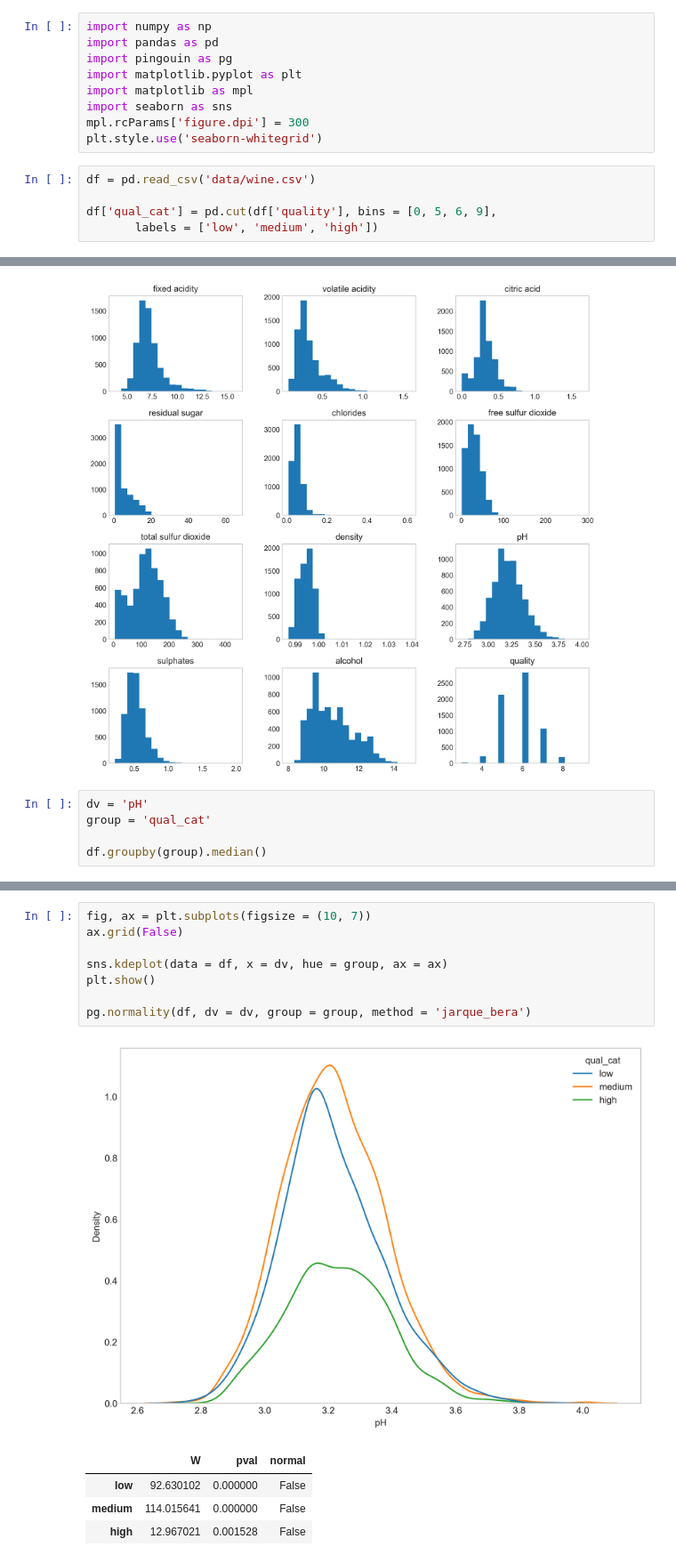
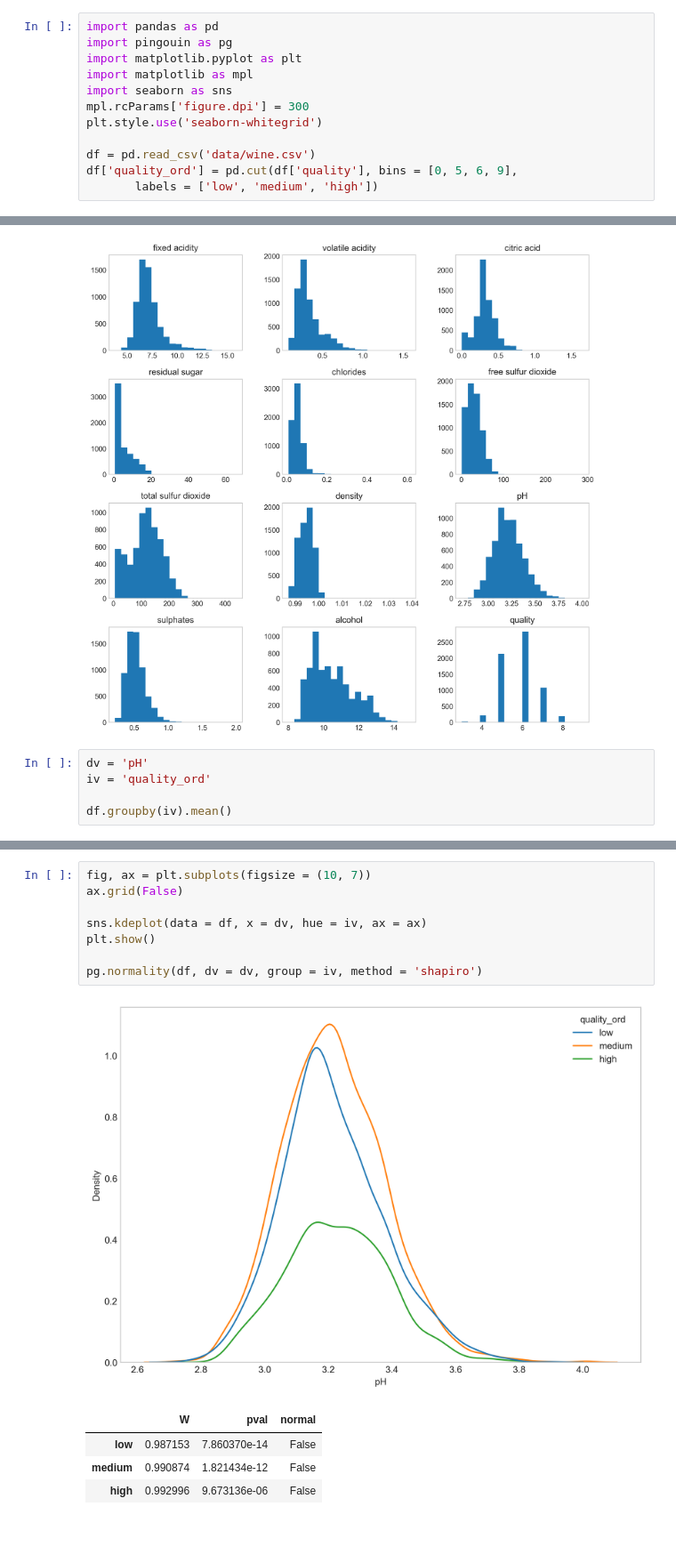
Before and after one commit to derevirn/hypothesis-test, a Jupyter notebook: hypothesis.ipynb, the cells around one changed output, grey strips where cells are left out. Shown at 89% size. Drawn from its saved outputs; the diff is of its cells as text; blank space fills up the shorter version.

```diff
--- a/hypothesis.ipynb
+++ b/hypothesis.ipynb
@@ -1,5 +1,4 @@
 # %%
-import numpy as np
 import pandas as pd
 import pingouin as pg
 import matplotlib.pyplot as plt
@@ -7,8 +6,7 @@ import matplotlib as mpl
 import seaborn as sns
 mpl.rcParams['figure.dpi'] = 300
 plt.style.use('seaborn-whitegrid')
+
+df = pd.read_csv('data/wine.csv')
+df['quality_ord'] = pd.cut(df['quality'], bins = [0, 5, 6, 9],
+       labels = ['low', 'medium', 'high'])
-# %%
-df = pd.read_csv('data/wine.csv')
-
-df['qual_cat'] = pd.cut(df['quality'], bins = [0, 5, 6, 9],
-       labels = ['low', 'medium', 'high'])
@@ -47,8 +49,8 @@ plt.show()
 [figure]
 # %%
 dv = 'pH'
-group = 'qual_cat'
+iv = 'quality_ord'
 
-df.groupby(group).median()
+df.groupby(iv).mean()
 # %% [output]
 |  | fixed acidity | volatile acidity | citric acid | residual sugar | chlorides | free sulfur dioxide | ... |
@@ -64,14 +67,14 @@ plt.show()
 # %%
 fig, ax = plt.subplots(figsize = (10, 7))
 ax.grid(False)
 
-sns.kdeplot(data = df, x = dv, hue = group, ax = ax)
+sns.kdeplot(data = df, x = dv, hue = iv, ax = ax)
 plt.show()
 
-pg.normality(df, dv = dv, group = group, method = 'jarque_bera')
+pg.normality(df, dv = dv, group = iv, method = 'shapiro')
 # %% [output]
 [figure]
 |  | W | pval | normal |
-| low | 92.630102 | 0.000000 | False |
-| medium | 114.015641 | 0.000000 | False |
-| high | 12.967021 | 0.001528 | False |
+| low | 0.987153 | 7.860370e-14 | False |
+| medium | 0.990874 | 1.821434e-12 | False |
+| high | 0.992996 | 9.673136e-06 | False |
```
Also changed, not shown: parts of 8 cells of this notebook.
